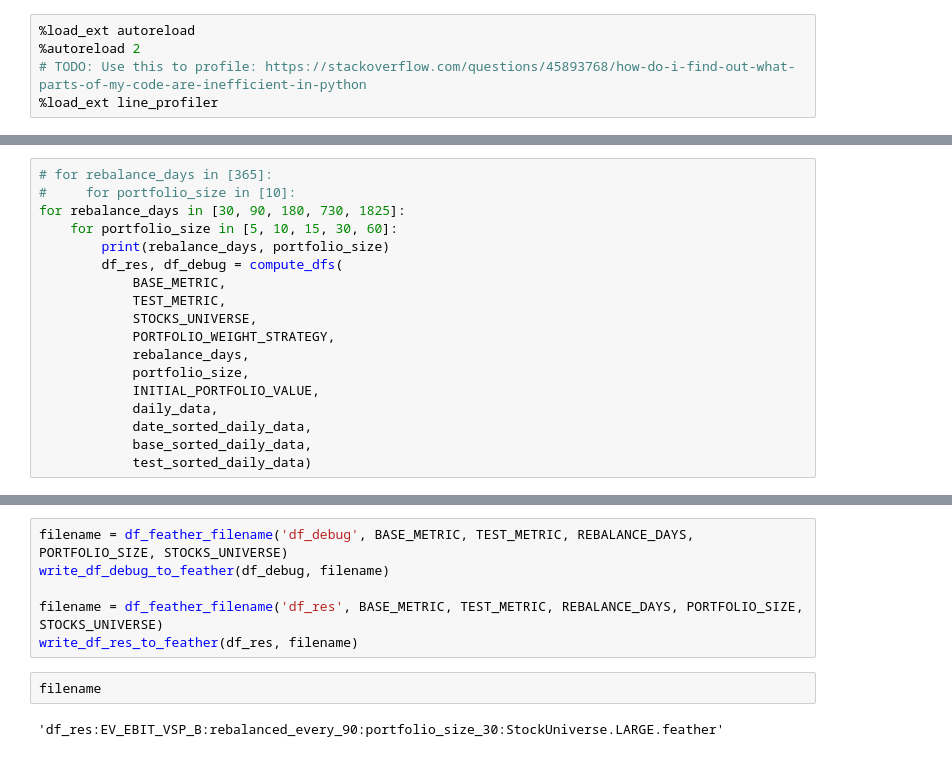
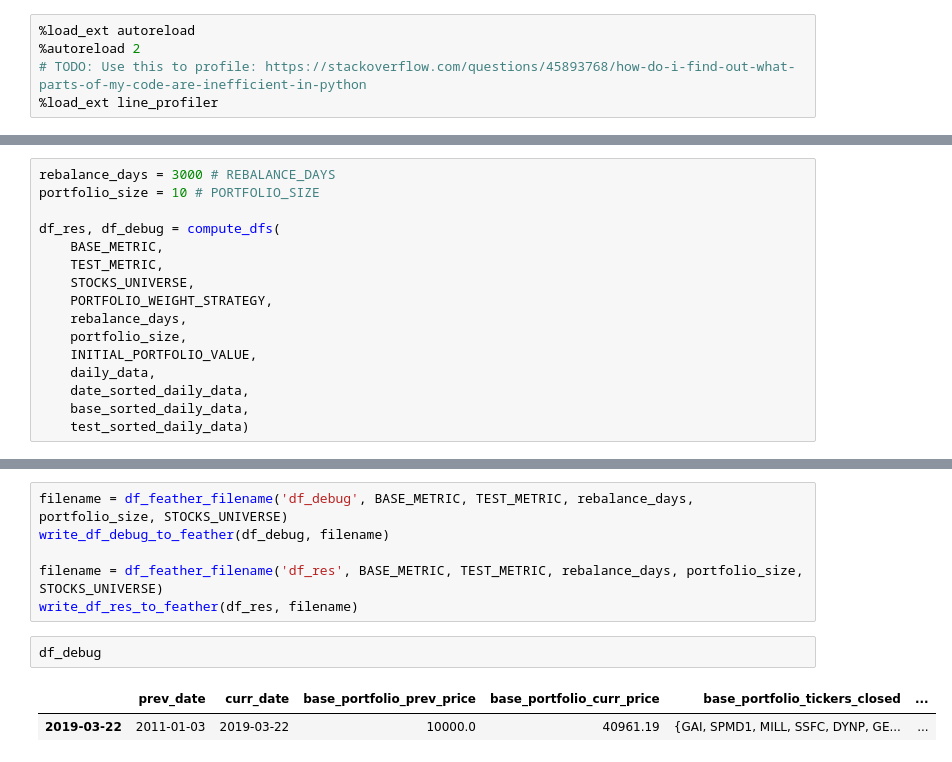
Before and after one commit to Olshansk/tip, a Jupyter notebook: BackTest_GenerateData.ipynb, the cells around one changed output, grey strips where cells are left out. Saved outputs shown, nothing was run; the diff lists cells and outputs as text.

```diff
--- a/BackTest_GenerateData.ipynb
+++ b/BackTest_GenerateData.ipynb
@@ -77,19 +97,17 @@ test_sorted_daily_data = sort_df_by_metric(daily_data, TEST_METRIC)
 # %%
-# for rebalance_days in [365]:
-#     for portfolio_size in [10]:
-for rebalance_days in [30, 90, 180, 730, 1825]:
-    for portfolio_size in [5, 10, 15, 30, 60]:
-        print(rebalance_days, portfolio_size)
-        df_res, df_debug = compute_dfs(
-            BASE_METRIC,
-            TEST_METRIC,
-            STOCKS_UNIVERSE,
-            PORTFOLIO_WEIGHT_STRATEGY,
-            rebalance_days,
-            portfolio_size,
-            INITIAL_PORTFOLIO_VALUE,
-            daily_data,
-            date_sorted_daily_data,
-            base_sorted_daily_data,
-            test_sorted_daily_data)
+rebalance_days = 3000 # REBALANCE_DAYS
+portfolio_size = 10 # PORTFOLIO_SIZE
+
+df_res, df_debug = compute_dfs(
+    BASE_METRIC,
+    TEST_METRIC,
+    STOCKS_UNIVERSE,
+    PORTFOLIO_WEIGHT_STRATEGY,
+    rebalance_days,
+    portfolio_size,
+    INITIAL_PORTFOLIO_VALUE,
+    daily_data,
+    date_sorted_daily_data,
+    base_sorted_daily_data,
+    test_sorted_daily_data)
 # %% [output]
@@ -106,10 +115,11 @@ for rebalance_days in [30, 90, 180, 730, 1825]:
 # %%
-filename = df_feather_filename('df_debug', BASE_METRIC, TEST_METRIC, REBALANCE_DAYS, PORTFOLIO_SIZE, STOCKS_UNIVERSE)
+filename = df_feather_filename('df_debug', BASE_METRIC, TEST_METRIC, rebalance_days, portfolio_size, STOCKS_UNIVERSE)
 write_df_debug_to_feather(df_debug, filename)
 
-filename = df_feather_filename('df_res', BASE_METRIC, TEST_METRIC, REBALANCE_DAYS, PORTFOLIO_SIZE, STOCKS_UNIVERSE)
+filename = df_feather_filename('df_res', BASE_METRIC, TEST_METRIC, rebalance_days, portfolio_size, STOCKS_UNIVERSE)
 write_df_res_to_feather(df_res, filename)
-# %%
-filename
-# %% [output]
-'df_res:EV_EBIT_VSP_B:rebalanced_every_90:portfolio_size_30:StockUniverse.LARGE.feather'
+# %%
+df_debug
+# %% [output]
+|  | prev_date | curr_date | base_portfolio_prev_price | base_portfolio_curr_price | base_portfolio_tickers_closed | ... |
+| 2019-03-22 | 2011-01-03 | 2019-03-22 | 10000.0 | 40961.19 | {GAI, SPMD1, MILL, SSFC, DYNP, GE... | ... |
```
Also changed, not shown: parts of 5 cells of this notebook, 13 other files.
